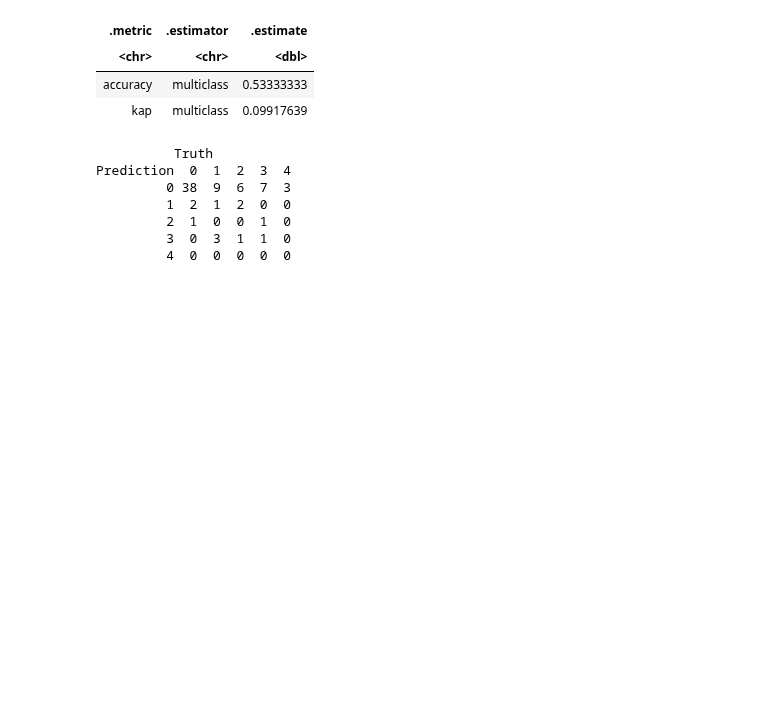
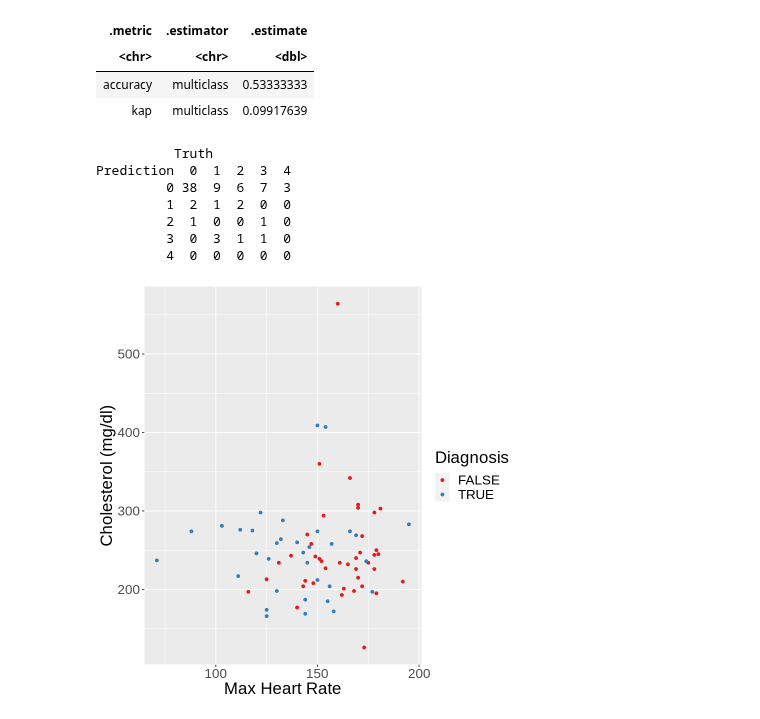
Before and after one commit to Agamchawla/group-29-project, a Jupyter notebook: group_29_project_report.ipynb, the cells around one changed output. Saved outputs shown, nothing was run; the diff lists cells and outputs as text; code cells hidden in the pictures; blank space fills up the shorter version.

Commit message:
Visualized the results

```diff
--- a/group_29_project_report.ipynb
+++ b/group_29_project_report.ipynb
@@ -279,3 +279,13 @@ Prediction  0  1  2  3  4
          2  1  0  0  1  0
          3  0  3  1  1  0
          4  0  0  0  0  0
+# %%
+#visualizing results
+plot_results <- ggplot(predictions, aes(x = thalach, y = chol, color = diag)) +
+                 geom_point() +
+                 labs(x = "Max Heart Rate", y = "Cholesterol (mg/dl)", color = "Diagnosis") +
+                 scale_color_brewer(palette = "Set1")+
+                 theme(text=element_text(size=20))
+plot_results
+# %% [output]
+[figure, added]
```
